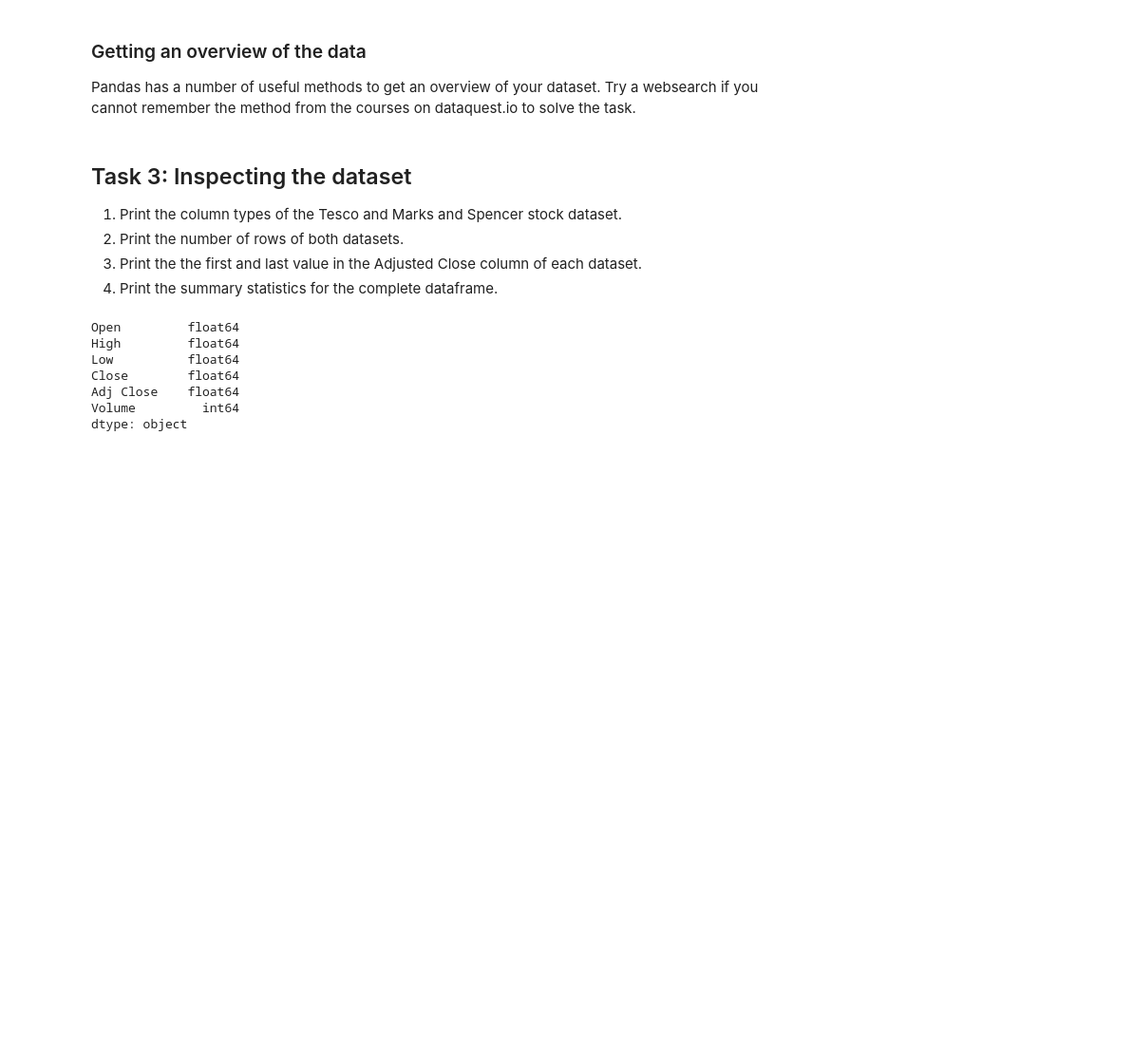
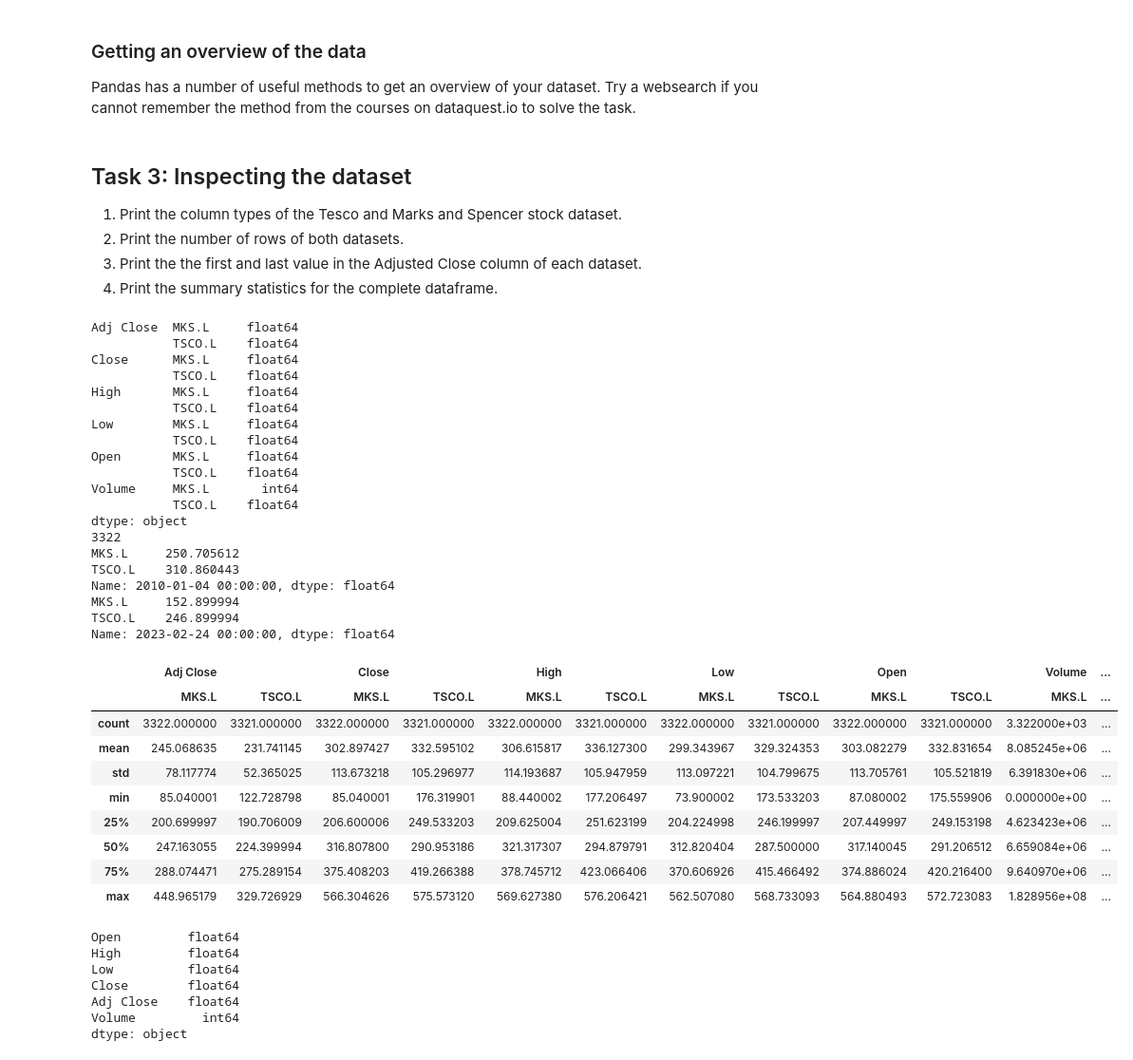
Before and after one commit to pkur3k/Financial-Data-Analysis-Exercises, a Jupyter notebook: Py4Fin01.ipynb, the cells around one changed output. Shown at 95% size. Saved outputs shown, nothing was run; the diff lists cells and outputs as text; code cells hidden in the pictures; blank space fills up the shorter version.

Commit message:
Solve first set of exercises

```diff
--- a/Py4Fin01.ipynb
+++ b/Py4Fin01.ipynb
@@ -202,3 +217,13 @@ btc
 5. Export both datasets as a csv.
 6. Print the head of each dataset.
 7. The start and end date are optional parameters. How else can you get the data from the past 10 years, apart from entering the end date?
+# %%
+import yfinance as yf
+import pandas as pd
+import datetime
+
+tickers = ['TSCO.L', 'MKS.L']
+
+data = yf.download(tickers, '2010-01-01', datetime.datetime.now())
+
+data.head()
@@ -236,6 +271,47 @@ Pandas has a number of useful methods to get an overview of your dataset. Try a
 2. Print the number of rows of both datasets.
 3. Print the the first and last value in the Adjusted Close column of each dataset.
 4. Print the summary statistics for the complete dataframe.
+# %%
+#column types and names
+print(data.dtypes)
+#number of rows
+print(len(data))
+#First and last value of the Adjusted Close column
+print(data['Adj Close'].iloc[0])
+print(data['Adj Close'].iloc[-1])
+#get stats
+data.describe()
+# %% [output]
+Adj Close  MKS.L     float64
+           TSCO.L    float64
+Close      MKS.L     float64
+           TSCO.L    float64
+High       MKS.L     float64
+           TSCO.L    float64
+Low        MKS.L     float64
+           TSCO.L    float64
+Open       MKS.L     float64
+           TSCO.L    float64
+Volume     MKS.L       int64
+           TSCO.L    float64
+dtype: object
+3322
+MKS.L     250.705612
+TSCO.L    310.860443
+Name: 2010-01-04 00:00:00, dtype: float64
+MKS.L     152.899994
+TSCO.L    246.899994
+Name: 2023-02-24 00:00:00, dtype: float64
+|  | Adj Close |  | Close |  | High |  | Low |  | Open |  | Volume | ... |
+|  | MKS.L | TSCO.L | MKS.L | TSCO.L | MKS.L | TSCO.L | MKS.L | TSCO.L | MKS.L | TSCO.L | MKS.L | ... |
+| count | 3322.000000 | 3321.000000 | 3322.000000 | 3321.000000 | 3322.000000 | 3321.000000 | 3322.000000 | 3321.000000 | 3322.000000 | 3321.000000 | 3.322000e+03 | ... |
+| mean | 245.068635 | 231.741145 | 302.897427 | 332.595102 | 306.615817 | 336.127300 | 299.343967 | 329.324353 | 303.082279 | 332.831654 | 8.085245e+06 | ... |
+| std | 78.117774 | 52.365025 | 113.673218 | 105.296977 | 114.193687 | 105.947959 | 113.097221 | 104.799675 | 113.705761 | 105.521819 | 6.391830e+06 | ... |
+| min | 85.040001 | 122.728798 | 85.040001 | 176.319901 | 88.440002 | 177.206497 | 73.900002 | 173.533203 | 87.080002 | 175.559906 | 0.000000e+00 | ... |
+| 25% | 200.699997 | 190.706009 | 206.600006 | 249.533203 | 209.625004 | 251.623199 | 204.224998 | 246.199997 | 207.449997 | 249.153198 | 4.623423e+06 | ... |
+| 50% | 247.163055 | 224.399994 | 316.807800 | 290.953186 | 321.317307 | 294.879791 | 312.820404 | 287.500000 | 317.140045 | 291.206512 | 6.659084e+06 | ... |
+| 75% | 288.074471 | 275.289154 | 375.408203 | 419.266388 | 378.745712 | 423.066406 | 370.606926 | 415.466492 | 374.886024 | 420.216400 | 9.640970e+06 | ... |
+| max | 448.965179 | 329.726929 | 566.304626 | 575.573120 | 569.627380 | 576.206421 | 562.507080 | 568.733093 | 564.880493 | 572.723083 | 1.828956e+08 | ... |
 # %%
 # solution output - don't run this cell or the output will be lost
 # %% [output]
```
Also changed, not shown: parts of 10 cells of this notebook.
